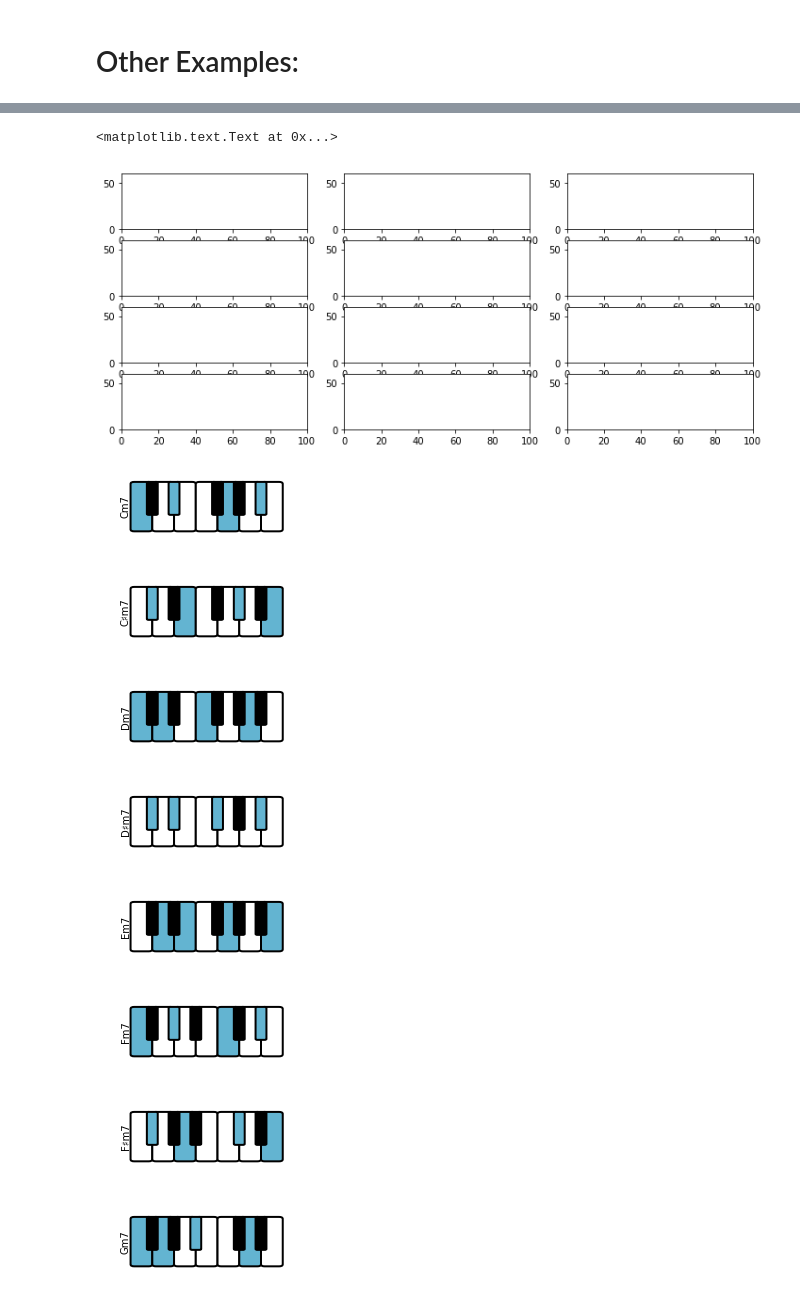
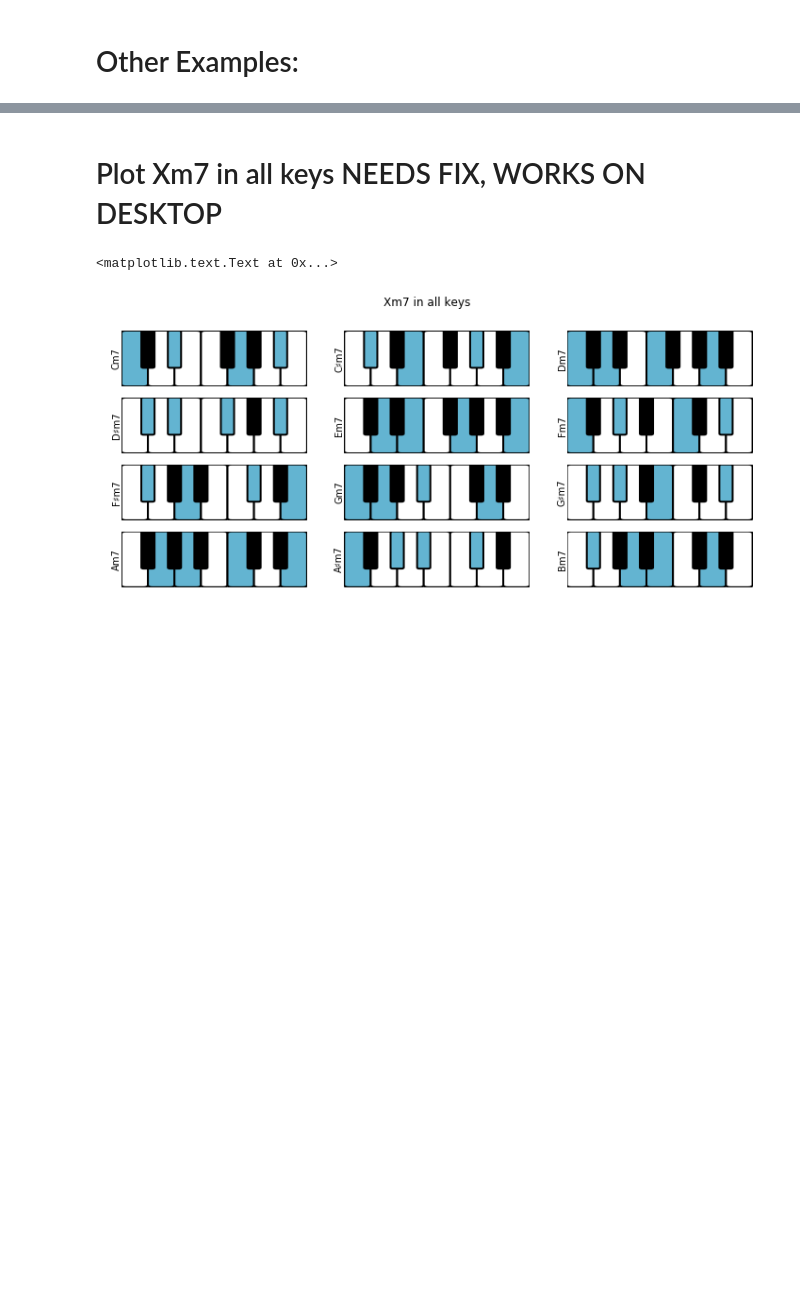
Before and after one commit to NeuralControl/jazzElements, a Jupyter notebook: demos.ipynb, the cells around one changed output, grey strips where cells are left out. Drawn from its saved outputs; the diff is of its cells as text; code cells hidden in the pictures; blank space fills up the shorter version.

```diff
--- a/demos.ipynb
+++ b/demos.ipynb
@@ -147,22 +120,15 @@ s.plotChords()
+# %% [markdown]
+# Plot Xm7 in all keys NEEDS FIX, WORKS ON DESKTOP
 # %%
-# Plot Xm7 in all keys
 fig = figure(figsize=(12, 5))
 grid = gridspec.GridSpec(4, 3, wspace=0.2, hspace=0.2)
 for i, n in enumerate(Note.chrSharp):
     ax = fig.add_subplot(grid[i])
     ax.set_xlim(0, 100)
     ax.set_ylim(0, 60)
-    plotNotes(Chord(str(n) + 'm7').notes(), pos=[0, 0, 100, 60], name=str(n) + 'm7')
+    plotNotes(Chord(str(n) + 'm7').notes(), pos=[0, 0, 100, 60], name=str(n) + 'm7',ax=ax)
     axis('off')
 suptitle('Xm7 in all keys')
 # %% [output]
 <matplotlib.text.Text at 0x...>
-[figure, old version]
+[figure, new version]
-[figure, removed]
-[figure, removed]
-[figure, removed]
-[figure, removed]
-[figure, removed]
-[figure, removed]
-[figure, removed]
-[figure, removed]
```
Also changed, not shown: parts of 11 cells of this notebook, 1 other file.
